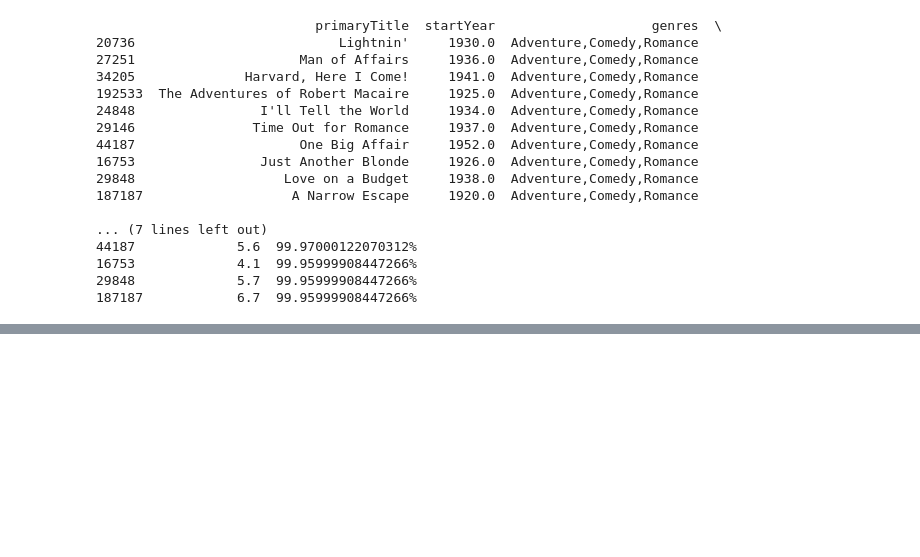
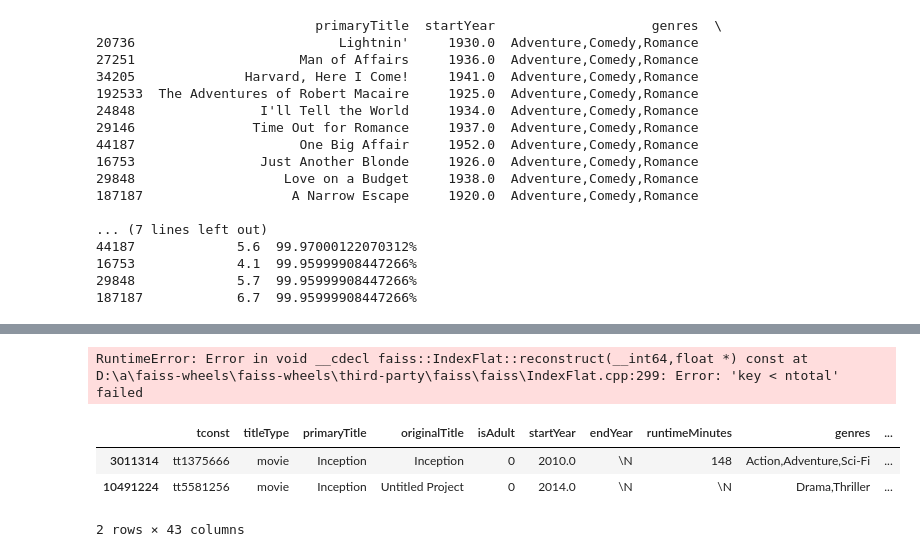
Before and after one commit to lewinskie254/movie-recommender, a Jupyter notebook: movie_dataset.ipynb, the cells around one changed output, grey strips where cells are left out. Drawn from its saved outputs; the diff is of its cells as text; code cells hidden in the pictures; blank space fills up the shorter version.

Commit message:
handling titles with similar titles

```diff
--- a/movie_dataset.ipynb
+++ b/movie_dataset.ipynb
@@ -600,0 +649,11 @@ Name: 9011, dtype: object
+# %%
+get_recommendations_faiss("Inception")
+# %% [output]
+RuntimeError: Error in void __cdecl faiss::IndexFlat::reconstruct(__int64,float *) const at D:\a\faiss-wheels\faiss-wheels\third-party\faiss\faiss\IndexFlat.cpp:299: Error: 'key < ntotal' failed
+# %%
+movies[movies['primaryTitle'] == "Inception"]
+# %% [output]
+|  | tconst | titleType | primaryTitle | originalTitle | isAdult | startYear | endYear | runtimeMinutes | genres | ... |
+| 3011314 | tt1375666 | movie | Inception | Inception | 0 | 2010.0 | \N | 148 | Action,Adventure,Sci-Fi | ... |
+| 10491224 | tt5581256 | movie | Inception | Untitled Project | 0 | 2014.0 | \N | \N | Drama,Thriller | ... |
+2 rows × 43 columns
```
Also changed, not shown: parts of 8 cells of this notebook, 2 other files.
